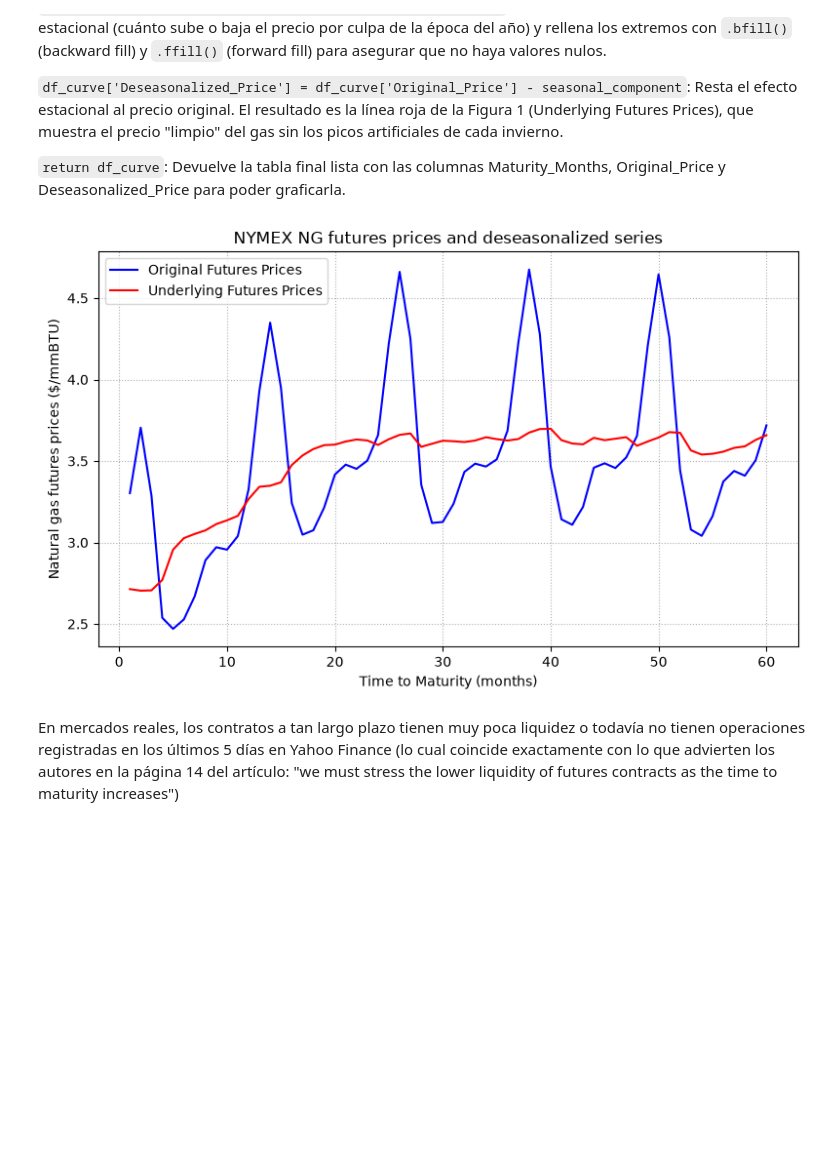
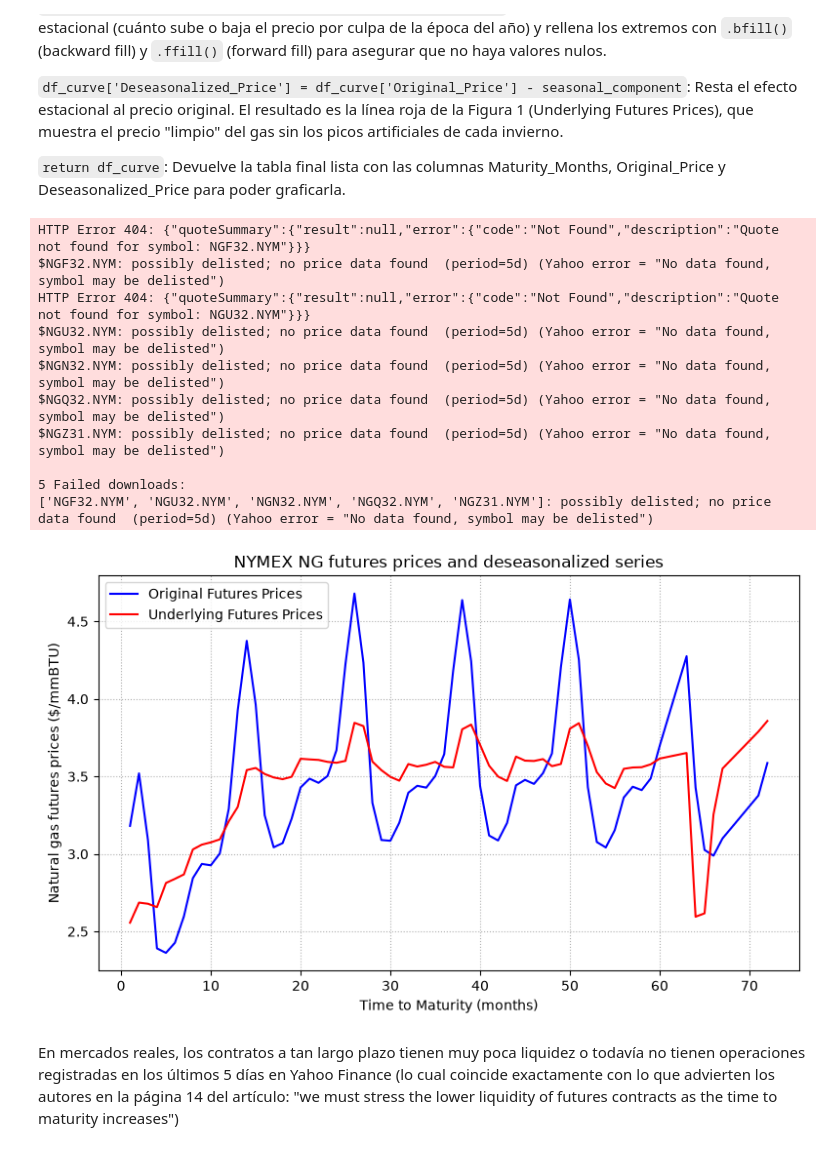
Before and after one commit to dmikan/finance-issues, a Jupyter notebook: commodity_futures/energy_futures.ipynb, the cells around one changed output. Cells and saved outputs as stored; diff of their text form; code cells hidden in the pictures; blank space fills up the shorter version.

```diff
--- a/commodity_futures/energy_futures.ipynb
+++ b/commodity_futures/energy_futures.ipynb
@@ -83,31 +83,41 @@ def get_current_futures_curve(months_ahead=60):
 `return df_curve`: Devuelve la tabla final lista con las columnas Maturity_Months, Original_Price y Deseasonalized_Price para poder graficarla.
 # %%
 # Execute and plot (Replication of Figure 1)
-df_fig1 = get_current_futures_curve(months_ahead=60)
+df_fig1 = get_current_futures_curve(months_ahead=72)
 
 plt.figure(figsize=(8, 5))
 plt.plot(
     df_fig1['Maturity_Months'],
     df_fig1['Original_Price'],
     color='blue',
     label='Original Futures Prices',
 )
 plt.plot(
     df_fig1['Maturity_Months'],
     df_fig1['Deseasonalized_Price'],
     color='red',
     label='Underlying Futures Prices',
 )
 
 plt.title('NYMEX NG futures prices and deseasonalized series')
 plt.xlabel('Time to Maturity (months)')
 plt.ylabel('Natural gas futures prices ($/mmBTU)')
 plt.grid(True, linestyle=':')
 plt.legend()
 plt.tight_layout()
 plt.show()
 # %% [output]
+HTTP Error 404: {"quoteSummary":{"result":null,"error":{"code":"Not Found","description":"Quote not found for symbol: NGF32.NYM"}}}
+$NGF32.NYM: possibly delisted; no price data found  (period=5d) (Yahoo error = "No data found, symbol may be delisted")
+HTTP Error 404: {"quoteSummary":{"result":null,"error":{"code":"Not Found","description":"Quote not found for symbol: NGU32.NYM"}}}
+$NGU32.NYM: possibly delisted; no price data found  (period=5d) (Yahoo error = "No data found, symbol may be delisted")
+$NGN32.NYM: possibly delisted; no price data found  (period=5d) (Yahoo error = "No data found, symbol may be delisted")
+$NGQ32.NYM: possibly delisted; no price data found  (period=5d) (Yahoo error = "No data found, symbol may be delisted")
+$NGZ31.NYM: possibly delisted; no price data found  (period=5d) (Yahoo error = "No data found, symbol may be delisted")
+
+5 Failed downloads:
+['NGF32.NYM', 'NGU32.NYM', 'NGN32.NYM', 'NGQ32.NYM', 'NGZ31.NYM']: possibly delisted; no price data found  (period=5d) (Yahoo error = "No data found, symbol may be delisted")
-[figure, old version]
+[figure, new version]
 # %% [markdown]
 En mercados reales, los contratos a tan largo plazo tienen muy poca liquidez o todavía no tienen operaciones registradas en los últimos 5 días en Yahoo Finance (lo cual coincide exactamente con lo que advierten los autores en la página 14 del artículo: "we must stress the lower liquidity of futures contracts as the time to maturity increases")
 # %%
```
Also changed, not shown: 2 other files.
